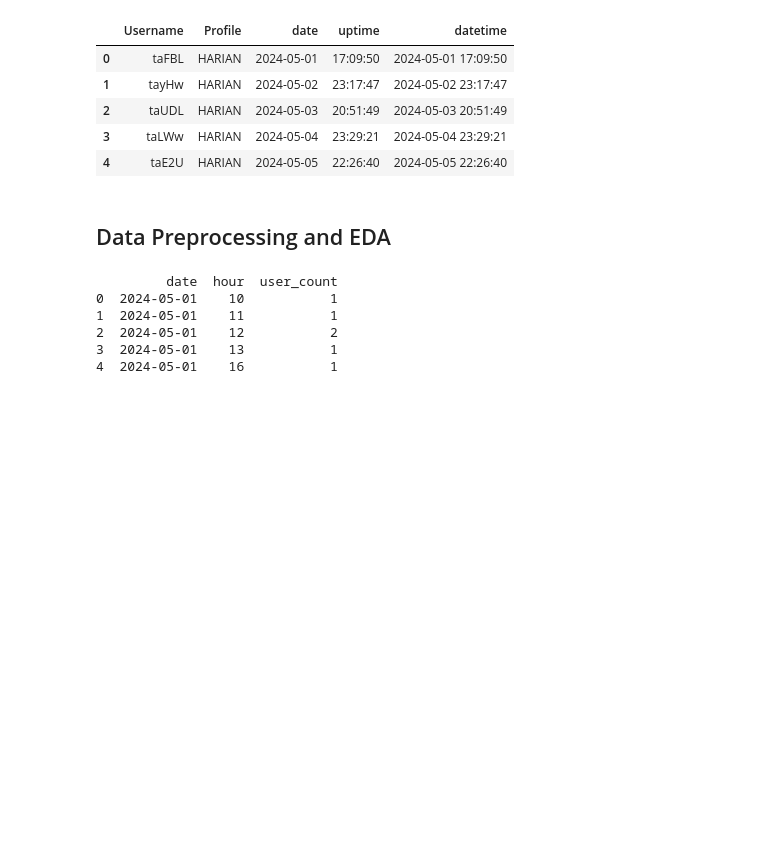
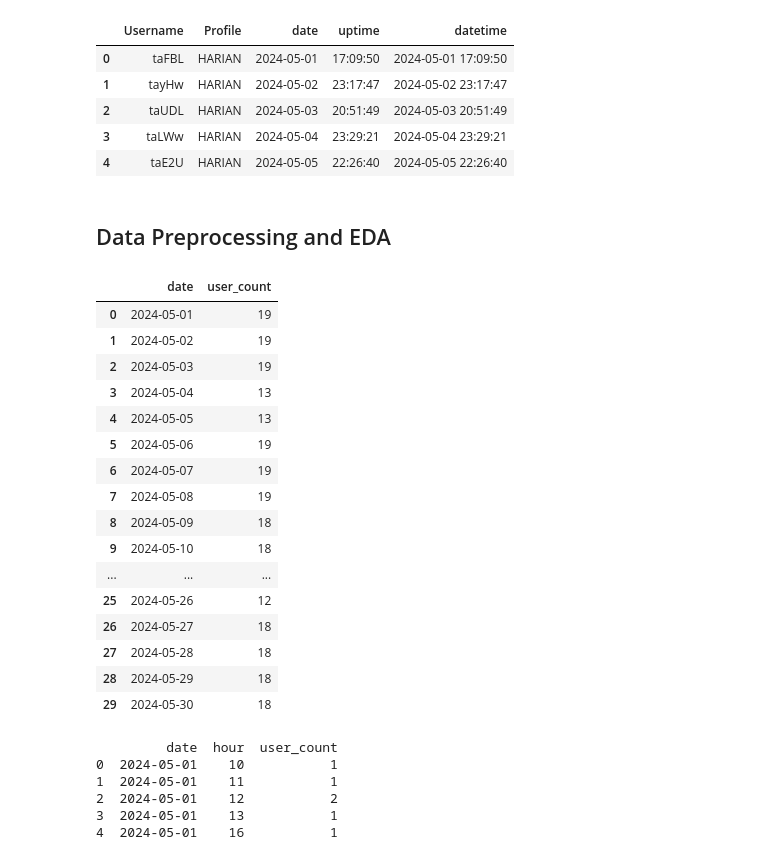
Before and after one commit to Fanul1/Frontend-C241-IH01, a Jupyter notebook: PredictPerDays.ipynb, the cells around one changed output. Cells and saved outputs as stored; diff of their text form; code cells hidden in the pictures; blank space fills up the shorter version.

```diff
--- a/PredictPerDays.ipynb
+++ b/PredictPerDays.ipynb
@@ -25,6 +28,33 @@ data.head()
 | 4 | taE2U | HARIAN | 2024-05-05 | 22:26:40 | 2024-05-05 22:26:40 |
 # %% [markdown]
 ## Data Preprocessing and EDA
+# %%
+# Convert the 'date' column to datetime
+data['date'] = pd.to_datetime(data['date'])
+
+# Aggregate the number of users per day
+user_counts_per_day = data.groupby('date').size().reset_index(name='user_count')
+
+# Display the aggregated data
+user_counts_per_day
+# %% [output]
+|  | date | user_count |
+| 0 | 2024-05-01 | 19 |
+| 1 | 2024-05-02 | 19 |
+| 2 | 2024-05-03 | 19 |
+| 3 | 2024-05-04 | 13 |
+| 4 | 2024-05-05 | 13 |
+| 5 | 2024-05-06 | 19 |
+| 6 | 2024-05-07 | 19 |
+| 7 | 2024-05-08 | 19 |
+| 8 | 2024-05-09 | 18 |
+| 9 | 2024-05-10 | 18 |
+| ... | ... | ... |
+| 25 | 2024-05-26 | 12 |
+| 26 | 2024-05-27 | 18 |
+| 27 | 2024-05-28 | 18 |
+| 28 | 2024-05-29 | 18 |
+| 29 | 2024-05-30 | 18 |
 # %%
 # Convert 'datetime' column to datetime type
 data['datetime'] = pd.to_datetime(data['datetime'])
```
Also changed, not shown: parts of 15 cells of this notebook, 3 other files.
